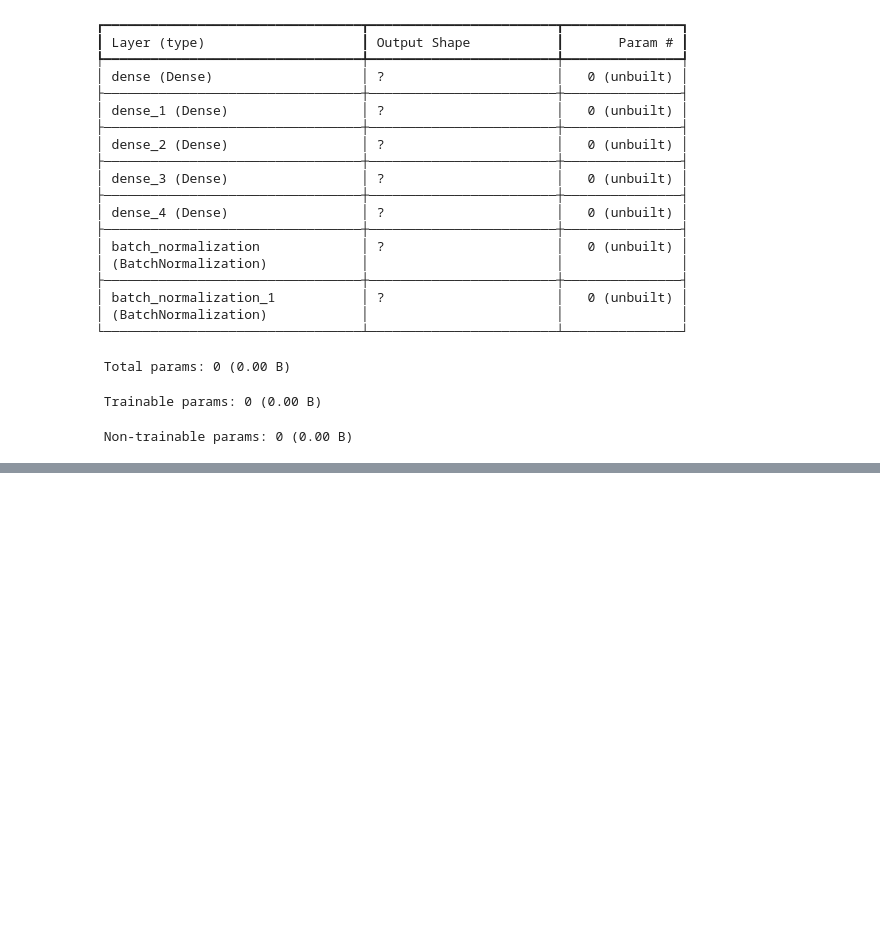
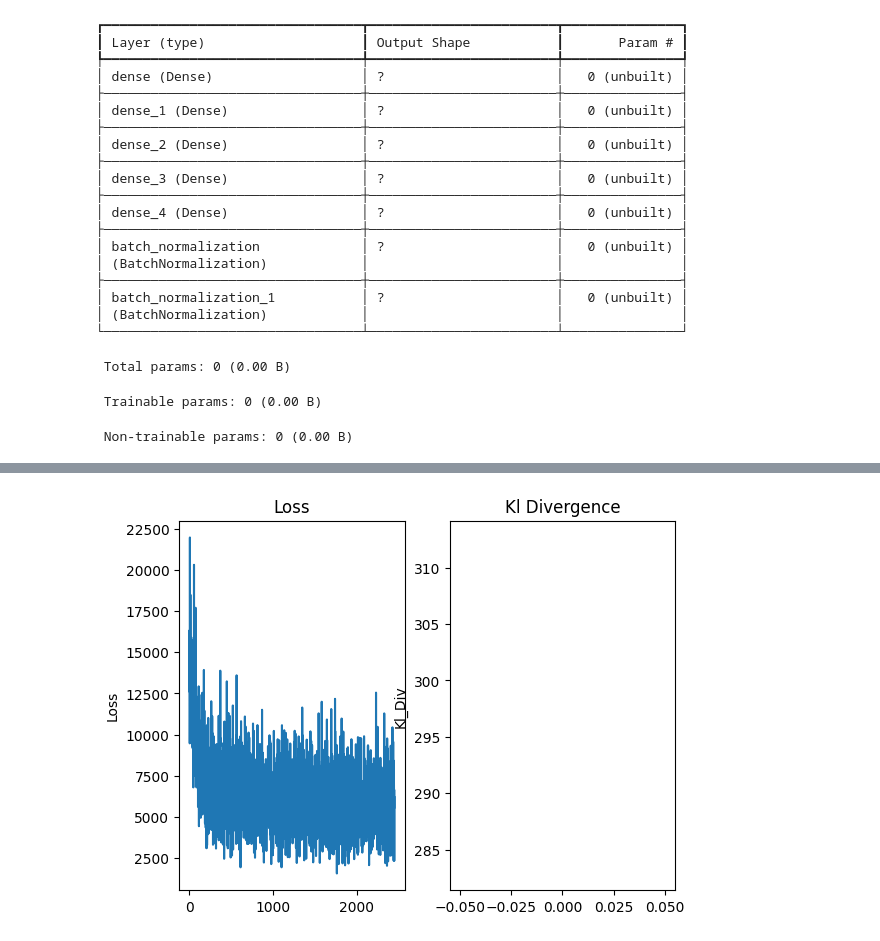
Before and after one commit to Nicohim87/DeepLearning, a Jupyter notebook: Pertemuan12-Practice/Session12-Practice.ipynb, the cells around one changed output, grey strips where cells are left out. Saved outputs shown, nothing was run; the diff lists cells and outputs as text; code cells hidden in the pictures; blank space fills up the shorter version.

```diff
--- a/Pertemuan12-Practice/Session12-Practice.ipynb
+++ b/Pertemuan12-Practice/Session12-Practice.ipynb
@@ -18,14 +19,14 @@ x_train = images[:10]
 x_test = images[-10:]
 # %%
-BATCH_SIZE = 16
+BATCH_SIZE = 5
 EPOCHS = 25
 LEARNING_RATE = 1e-4
 
 IMG_ORIGINAL_SIZE = x_train[0].shape
 IMG_SIZE = IMG_ORIGINAL_SIZE[0]*IMG_ORIGINAL_SIZE[1]*IMG_ORIGINAL_SIZE[2]
 
-HIDDEN_DIM = 512
-LATENT_DIM = 32
+HIDDEN_DIM = 128
+LATENT_DIM = 16
 # %%
 class VAE(tf.keras.Model):
     def __init__(self, dim, **kwargs):
@@ -34,11 +35,11 @@ class VAE(tf.keras.Model):
         h_dim = dim[0]
         z_dim = dim[1]
 
-        self.fc1 = tf.keras.layers.Dense(h_dim, activation = 'relu')
+        self.fc1 = tf.keras.layers.Dense(h_dim, activation = tf.nn.relu)
         self.fc2 = tf.keras.layers.Dense(z_dim)
         self.fc3 = tf.keras.layers.Dense(z_dim)
 
-        self.fc4 = tf.keras.layers.Dense(z_dim)
+        self.fc4 = tf.keras.layers.Dense(h_dim)
         self.fc5 = tf.keras.layers.Dense(IMG_SIZE)
 
         self.encode_batch_norm = tf.keras.layers.BatchNormalization()
@@ -47,7 +48,7 @@ class VAE(tf.keras.Model):
     def encode(self, input):
         x = self.encode_batch_norm(input)
         h = self.fc1(x)
-        return self.fc2(x), self.fc3(x)
+        return self.fc2(h), self.fc3(h)
 
     def decode_logits(self, x):
         h = self.fc4(x)
@@ -58,12 +59,12 @@ class VAE(tf.keras.Model):
         return tf.nn.sigmoid(self.decode_logits(x))
 
     def reparameterize(self, mu, sigma):
-        std = tf.exp(sigma / 2)
+        std = tf.exp(sigma * 0.5)
         eps = tf.random.normal(std.shape)
         return mu + eps*std
 
-    def call(self, x):
-        mu, sigma = self.encode(x)
+    def call(self, input):
+        mu, sigma = self.encode(input)
         z = self.reparameterize(mu, sigma)
         logits = self.decode_logits(z)
 
@@ -98,24 +99,23 @@ Model: "vae"
  Non-trainable params: 0 (0.00 B)
 # %%
 dataset = tf.data.Dataset.from_tensor_slices(x_train)
-dataset = dataset.shuffle(BATCH_SIZE * 5).batch(BATCH_SIZE).prefetch(tf.data.AUTOTUNE)
+dataset = dataset.shuffle(BATCH_SIZE).batch(BATCH_SIZE).prefetch(tf.data.AUTOTUNE)
 
-optimizer = tf.keras.optimizers.Adam(LEARNING_RATE)
+optimizer = tf.keras.optimizers.Adam(learning_rate = LEARNING_RATE)
 # %%
 loss_hist = []
 kl_div_hist = []
 
 for e in range(EPOCHS):
     for x in dataset:
-        print("Processing batch...")
-        data = tf.reshape(x, [-1, IMG_SIZE])
+        x = tf.reshape(x, [-1, IMG_SIZE])
         with tf.GradientTape() as tape:
             logits, mu, sigma = model(x)
 
             recon_loss = tf.nn.sigmoid_cross_entropy_with_logits(x, logits)
             recon_loss = tf.reduce_sum(recon_loss) / BATCH_SIZE
 
-            kl_div = 0.5 * tf.reduce_sum(1.0 + sigma - tf.square(mu) - tf.exp(sigma), axis=1)
+            kl_div = -0.5 * tf.reduce_sum(1.0 + sigma - tf.square(mu) - tf.exp(sigma), axis=1)
             kl_div = tf.reduce_mean(kl_div)
 
             loss = tf.reduce_mean(kl_div + recon_loss)
@@ -130,19 +148,21 @@ for e in range(EPOCHS):
 # %%
 import matplotlib.pyplot as plt
 # %%
-plt.subplots(1, 2, 1)
+plt.subplot(1, 2, 1)
 plt.plot(loss_hist)
 plt.title("Loss")
 plt.ylabel("Epochs")
 plt.ylabel("Loss")
 
-plt.subplots(2, 2, 1)
+plt.subplot(1, 2, 2)
 plt.plot(kl_div)
 plt.title("Kl Divergence")
 plt.ylabel("Epochs")
 plt.ylabel("Kl_Div")
 
 plt.show()
+# %% [output]
+[figure, added]
 # %%
 def get_img(z):
     out = model.decode(z)
```
Also changed, not shown: parts of 6 cells of this notebook, 4 other files.
